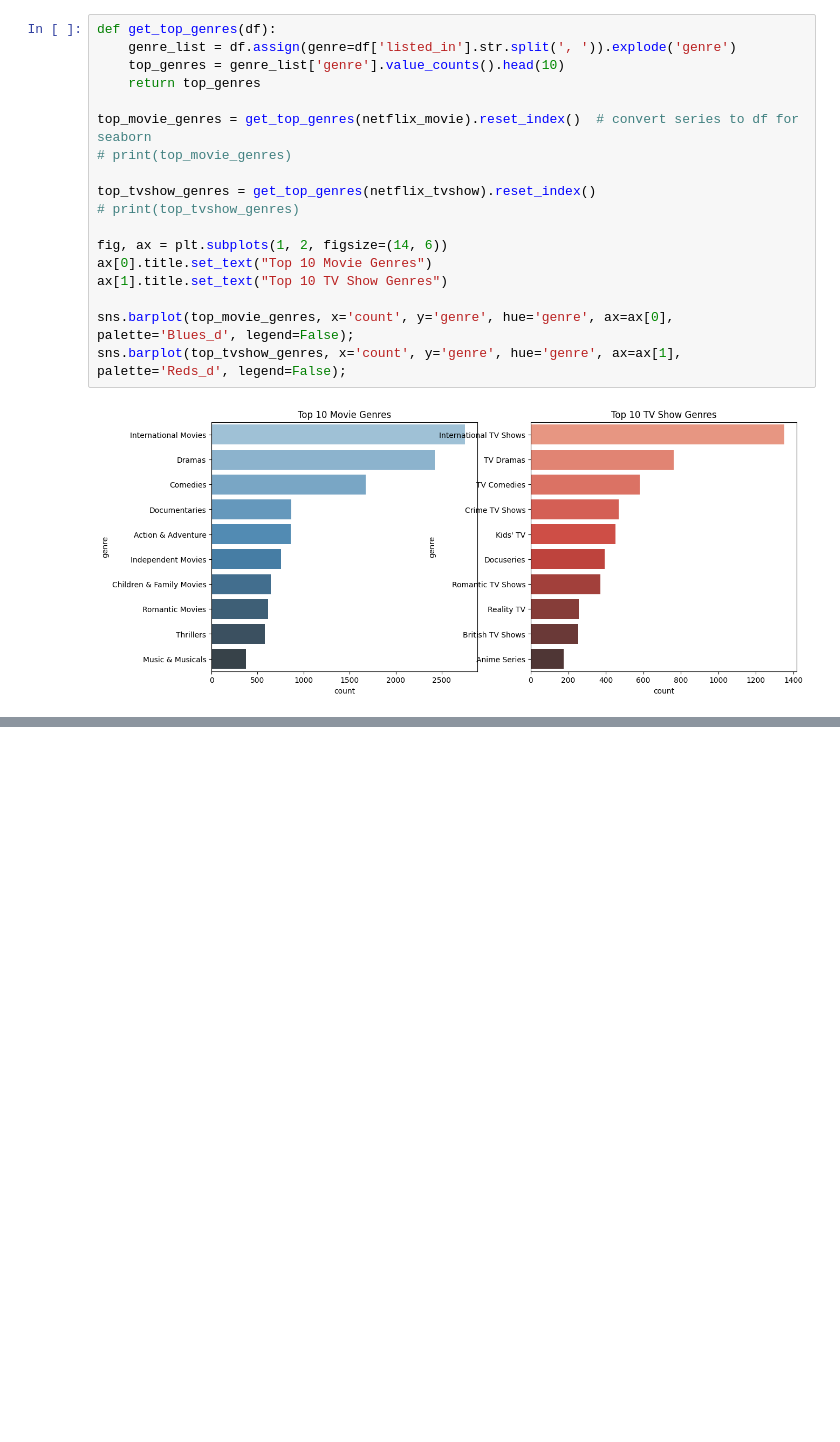
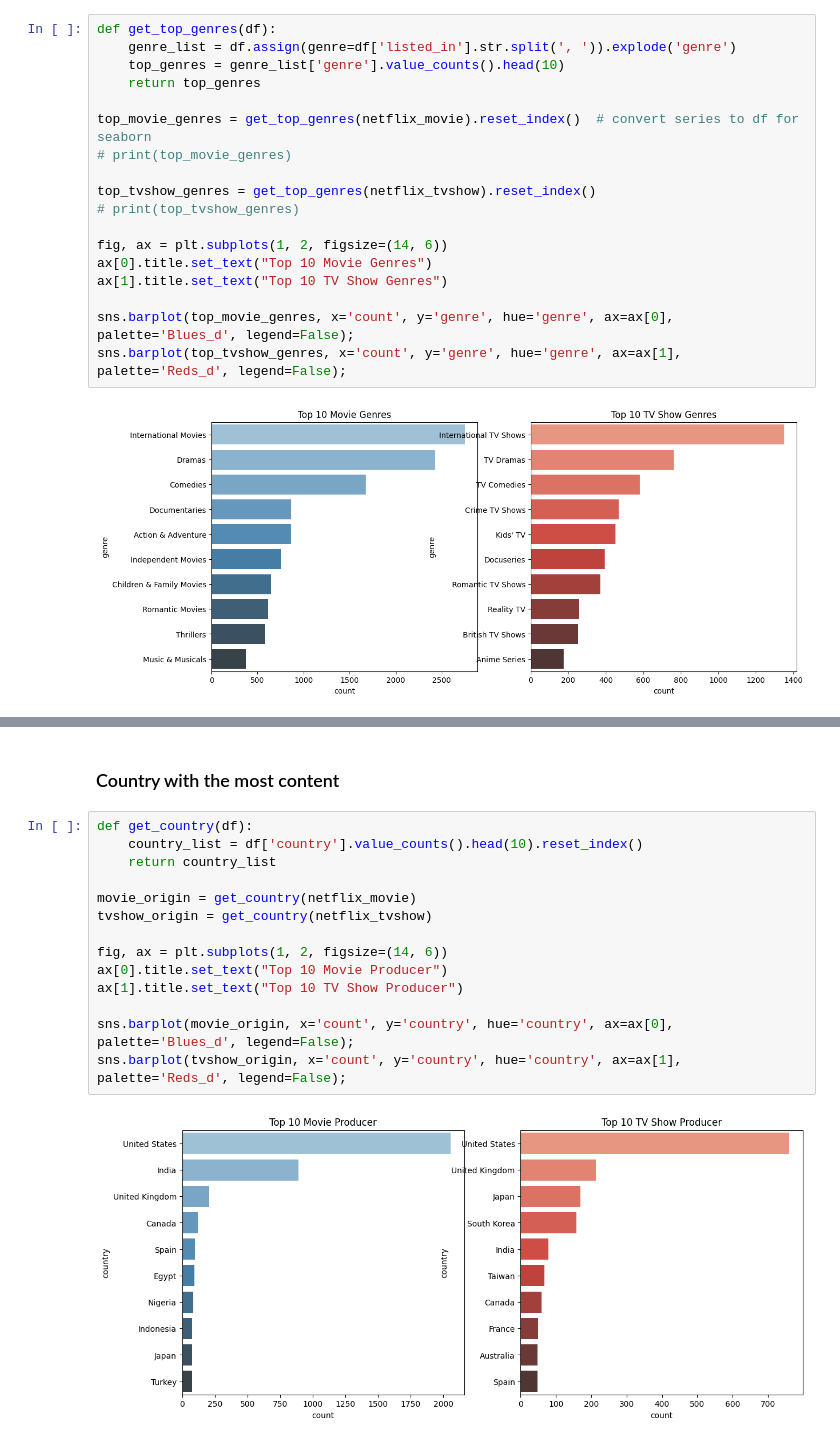
Before and after one commit to abhisheksinha27x/Data-Analysis-Projects, a Jupyter notebook: netflix/main.ipynb, the cells around one changed output, grey strips where cells are left out. Saved outputs shown, nothing was run; the diff lists cells and outputs as text; blank space fills up the shorter version.

```diff
--- a/netflix/main.ipynb
+++ b/netflix/main.ipynb
@@ -224,0 +248,18 @@ sns.barplot(top_tvshow_genres, x='count', y='genre', hue='genre', ax=ax[1], pale
+# %% [markdown]
+### Country with the most content
+# %%
+def get_country(df):
+    country_list = df['country'].value_counts().head(10).reset_index()
+    return country_list
+
+movie_origin = get_country(netflix_movie)
+tvshow_origin = get_country(netflix_tvshow)
+
+fig, ax = plt.subplots(1, 2, figsize=(14, 6))
+ax[0].title.set_text("Top 10 Movie Producer")
+ax[1].title.set_text("Top 10 TV Show Producer")
+
+sns.barplot(movie_origin, x='count', y='country', hue='country', ax=ax[0], palette='Blues_d', legend=False);
+sns.barplot(tvshow_origin, x='count', y='country', hue='country', ax=ax[1], palette='Reds_d', legend=False);
+# %% [output]
+[figure, added]
```
Also changed, not shown: parts of 7 cells of this notebook.
